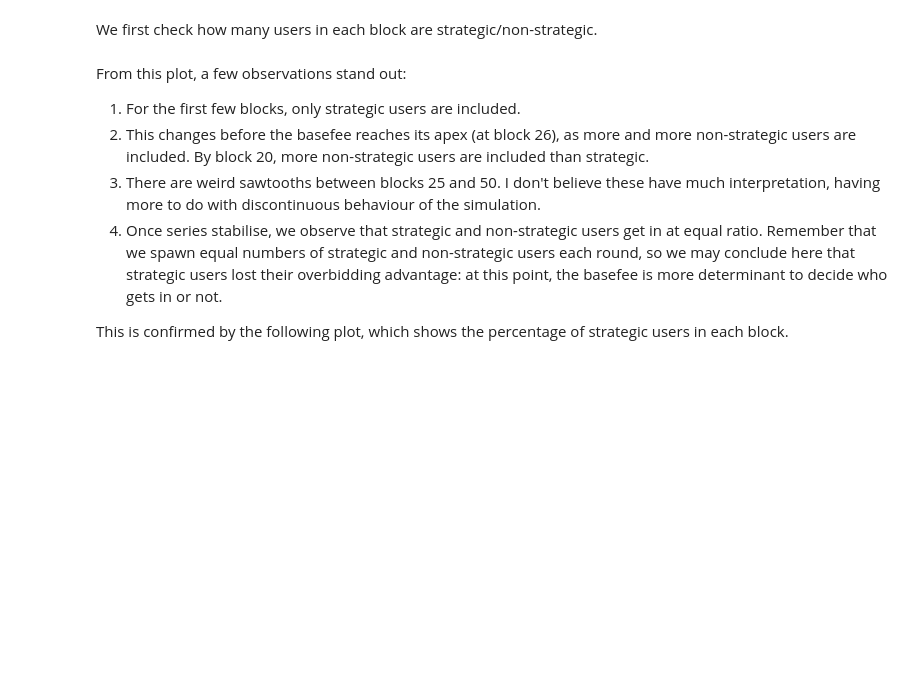
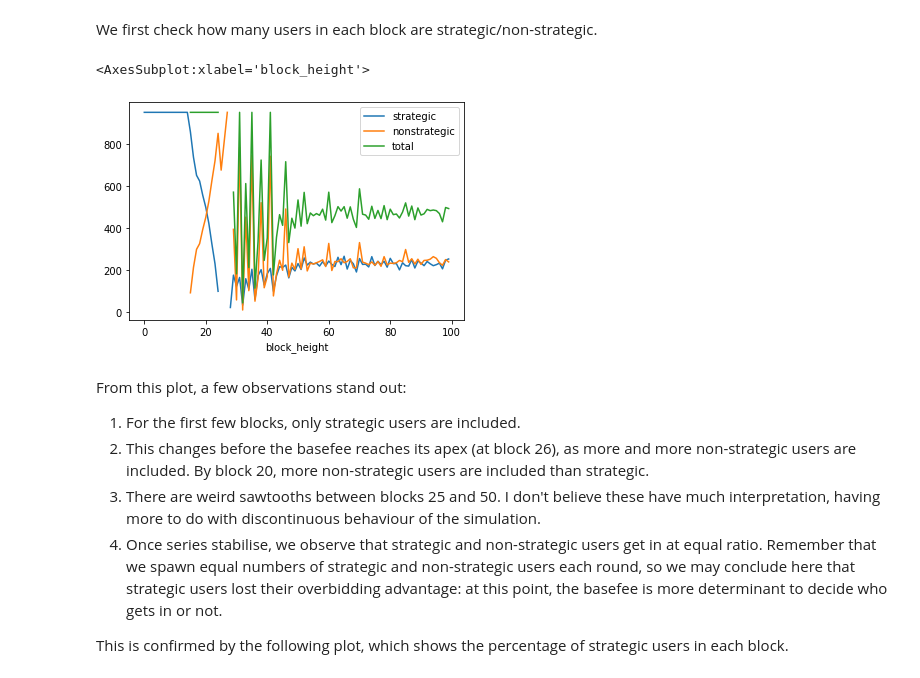
Before and after one commit to ethereum/abm1559, a Jupyter notebook: notebooks/strategicUser.ipynb, the cells around one changed output. Saved outputs shown, nothing was run; the diff lists cells and outputs as text; code cells hidden in the pictures; blank space fills up the shorter version.

Commit message:
Edits strategic; fillna issue

```diff
--- a/notebooks/strategicUser.ipynb
+++ b/notebooks/strategicUser.ipynb
@@ -63,6 +64,8 @@ class StrategicUser(User1559):
     - Strategic gas_premium
     """
 
+    epsilon = 0.1 # how much the user overbids by
+
     def expected_time(self, params):
         return 1
 
@@ -72,7 +75,7 @@ class StrategicUser(User1559):
         else:
             min_premium = params["min_premium"]
 
-        gas_premium = min_premium + 0.1 * (10 ** 9)
+        gas_premium = min_premium + self.epsilon * (10 ** 9)
         max_fee = self.value
 
         return {
@@ -163,8 +166,8 @@ def simulate(demand_scenario, shares_scenario):
             "block": t,
             "basefee": basefee / (10 ** 9),
             "users": len(users),
-            "strategic": len([user for user in users if type(user) is StrategicUser]),
-            "nonstategic": len([user for user in users if type(user) is OptimisticUser]),
+            "strategic": len([user for user in users if type(user) == StrategicUser]),
+            "nonstategic": len([user for user in users if type(user) == OptimisticUser]),
             "decided_txs": len(decided_txs),
             "included_txs": len(selected_txs),
             "blk_min_premium": block.min_premium() / (10 ** 9), # to Gwei
@@ -230,17 +259,6 @@ chain_df = chain.export()
 
 # Join the two to associate transactions with their senders
 user_txs_df = chain_df.join(user_pool_df.set_index("sender"), on="sender")
-
-# Compute included users' costs
-user_txs_df["cost"] = user_txs_df.apply(
-    lambda row: row.user.cost({
-        "current_block": row.block_height,
-        "gas_price": row.tx.gas_price({
-            "basefee": row.basefee * (10 ** 9) # we need basefee in wei
-        })
-    }) / (10 ** 9), # put payoff is in Gwei
-    axis = 1
-)
 
 # Compute included users' payoffs
 user_txs_df["payoff"] = user_txs_df.apply(
@@ -256,30 +274,30 @@ user_txs_df["payoff"] = user_txs_df.apply(
 We'll obtain a few descriptive statistics, comparing for instance for each block the average value of included strategic users vs. non-strategic users.
 # %%
 # Obtain per user type statistics
-txs_per_group = user_txs_df[["block_height", "user_type", "value", "tip", "payoff", "cost"]].groupby(
+txs_per_user_type = user_txs_df.groupby(
     ["block_height", "user_type"]
-).agg({
-    "user_type": ["count"], "value": ["mean"], "tip": ["min"], "payoff": ["mean"], "cost": ["mean"]
-}).unstack(level=-1).reset_index().fillna(0)
+).agg(
+    { "user_type": len, "value": np.mean }
+).unstack(level=-1).reset_index().fillna(0)
 
-# Reformat them in wide format
-txs_per_group.columns = ['block_height', 'strategic', 'nonstrategic',
-                         'strat_value_mean', 'nonstrat_value_mean',
-                         'strat_tip_min', 'nonstrat_tip_min',
-                         'strat_payoff_mean', 'nonstrat_payoff_mean',
-                         'strat_cost_mean', 'nonstrat_cost_mean']
-txs_per_group["total"] = txs_per_group.apply(
+txs_per_user_type.columns = ["block_height", "strategic", "nonstrategic",
+                             "avg_value_strategic", "avg_value_nonstrategic"]
+
+txs_per_user_type["total"] = txs_per_user_type.apply(
     lambda row: row.strategic + row.nonstrategic,
     axis = 1
 )
-txs_per_group["percent_strategic"] = txs_per_group.apply(
+txs_per_user_type["percent_strategic"] = txs_per_user_type.apply(
     lambda row: row.strategic / row.total * 100,
     axis = 1
 )
 # %% [markdown]
 We first check how many users in each block are strategic/non-strategic.
 # %%
-txs_per_group.plot("block_height", ["strategic", "nonstrategic", "total"])
+txs_per_user_type.plot("block_height", ["strategic", "nonstrategic", "total"])
+# %% [output]
+<AxesSubplot:xlabel='block_height'>
+[figure, added]
 # %% [markdown]
 From this plot, a few observations stand out:
 
```
Also changed, not shown: parts of 10 cells of this notebook, 3 other files.
